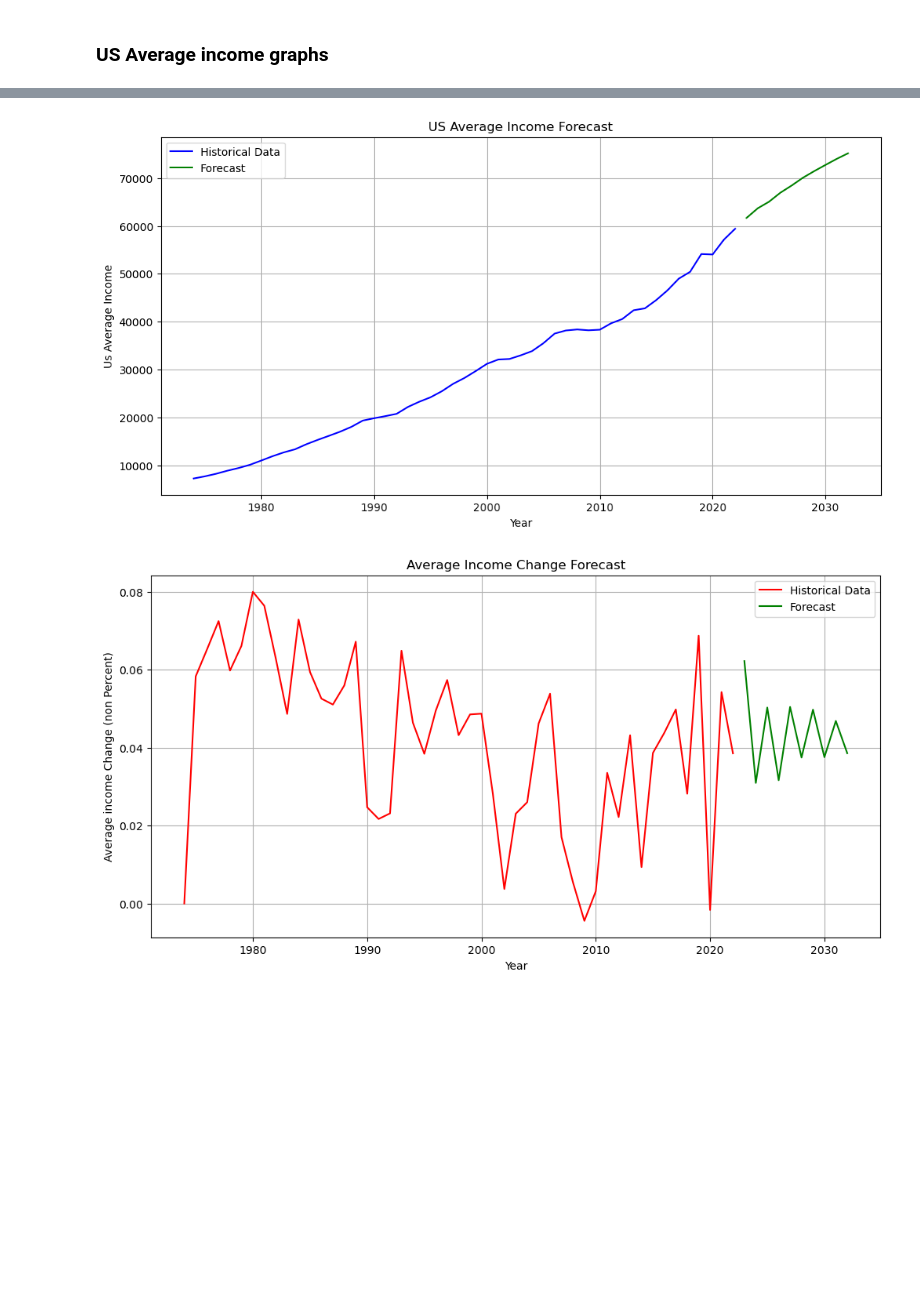
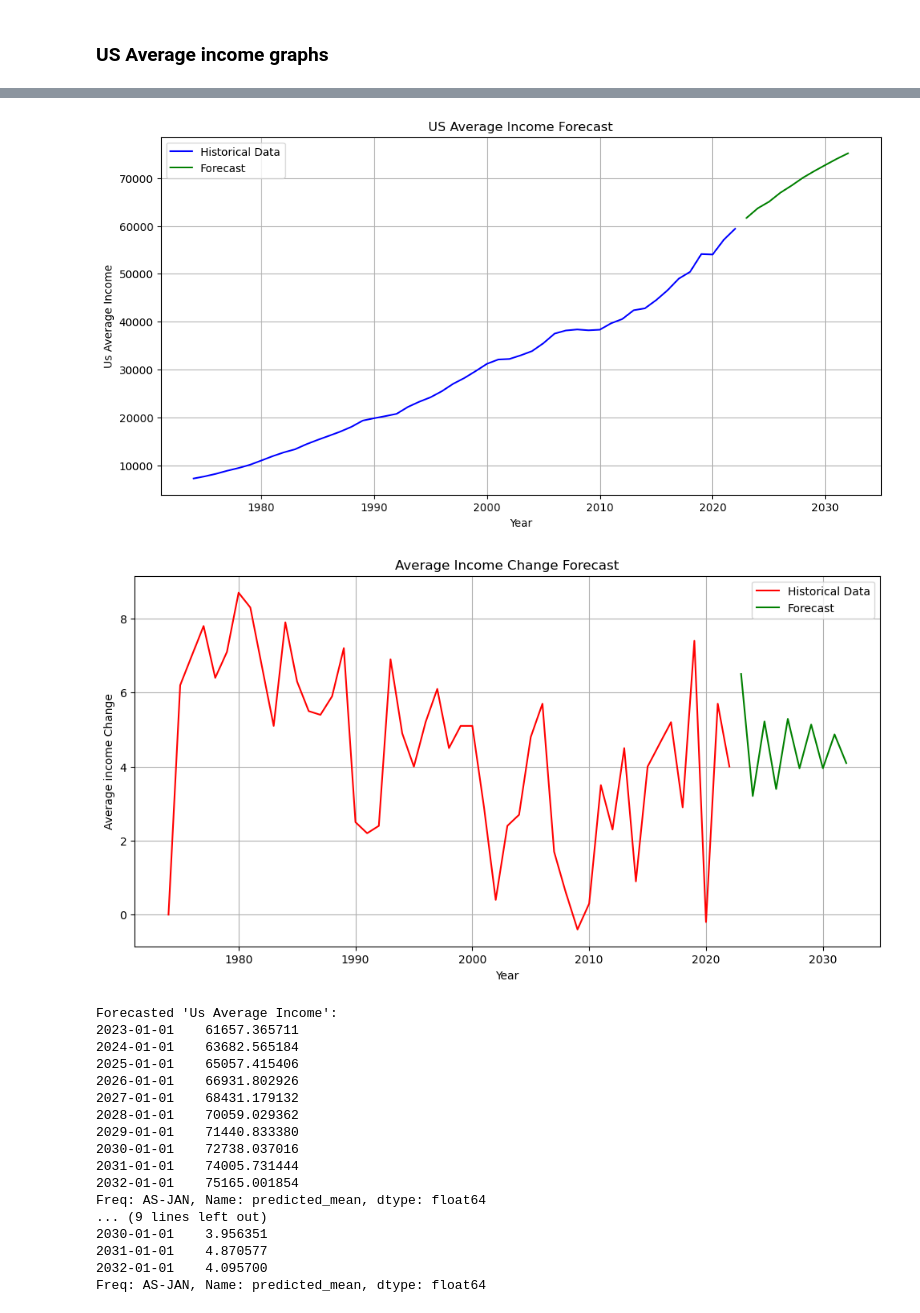
Before and after one commit to Mpabbinante/Capstone-Final-Project, a Jupyter notebook: DataAnalysis_YearlyIncome.ipynb, the cells around one changed output, grey strips where cells are left out. Cells and saved outputs as stored; diff of their text form; code cells hidden in the pictures; blank space fills up the shorter version.

```diff
--- a/DataAnalysis_YearlyIncome.ipynb
+++ b/DataAnalysis_YearlyIncome.ipynb
@@ -77,35 +77,60 @@ model_income_fit = model_income.fit()
 forecasted_income = model_income_fit.forecast(steps=10)
 
 # Fit an ARIMA model to the 'Average income Change (non Percent)' data
-model_change = ARIMA(dfinc['Average income Change(non Percent)'], order=(5, 1, 0))  # You may need to adjust the order
+model_change = ARIMA(dfinc['Average income Change'], order=(5, 1, 0))  # You may need to adjust the order
 model_change_fit = model_change.fit()
 
 # Forecast the next 10 years (assuming annual data)
 forecasted_change = model_change_fit.forecast(steps=10)
 
 # Create a time series plot for the forecasted 'Us Average Income'
 plt.figure(figsize=(12, 6))
 plt.plot(dfinc.index, dfinc['Us Average Income'], color='blue', label='Historical Data')
 forecasted_income_index = pd.date_range(start=dfinc.index[-1] + pd.DateOffset(years=1), periods=10, freq='AS-JAN')
 plt.plot(forecasted_income_index, forecasted_income, color='green', label='Forecast')
 plt.xlabel('Year')
 plt.ylabel('Us Average Income')
 plt.title('US Average Income Forecast')
 plt.legend()
 plt.grid()
 plt.show()
 
 # Create a time series plot for the forecasted 'Average income Change (non Percent)'
 plt.figure(figsize=(12, 6))
-plt.plot(dfinc.index, dfinc['Average income Change(non Percent)'], color='red', label='Historical Data')
+plt.plot(dfinc.index, dfinc['Average income Change'], color='red', label='Historical Data')
 forecasted_change_index = pd.date_range(start=dfinc.index[-1] + pd.DateOffset(years=1), periods=10, freq='AS-JAN')
 plt.plot(forecasted_change_index, forecasted_change, color='green', label='Forecast')
 plt.xlabel('Year')
-plt.ylabel('Average income Change (non Percent)')
+plt.ylabel('Average income Change')
 plt.title('Average Income Change Forecast')
 plt.legend()
 plt.grid()
 plt.show()
+
+# Print the forecasted results for 'Us Average Income'
+print("Forecasted 'Us Average Income':")
+print(forecasted_income)
+
+# Print the forecasted results for 'Average income Change (non Percent)'
+print("\nForecasted 'Average income Change':")
+print(forecasted_change)
 # %% [output]
 [figure]
-[figure, old version]
+[figure, new version]
+Forecasted 'Us Average Income':
+2023-01-01    61657.365711
+2024-01-01    63682.565184
+2025-01-01    65057.415406
+2026-01-01    66931.802926
+2027-01-01    68431.179132
+2028-01-01    70059.029362
+2029-01-01    71440.833380
+2030-01-01    72738.037016
+2031-01-01    74005.731444
+2032-01-01    75165.001854
+Freq: AS-JAN, Name: predicted_mean, dtype: float64
+... (9 lines left out)
+2030-01-01    3.956351
+2031-01-01    4.870577
+2032-01-01    4.095700
+Freq: AS-JAN, Name: predicted_mean, dtype: float64
```
Also changed, not shown: parts of 12 cells of this notebook, 5 other files.
